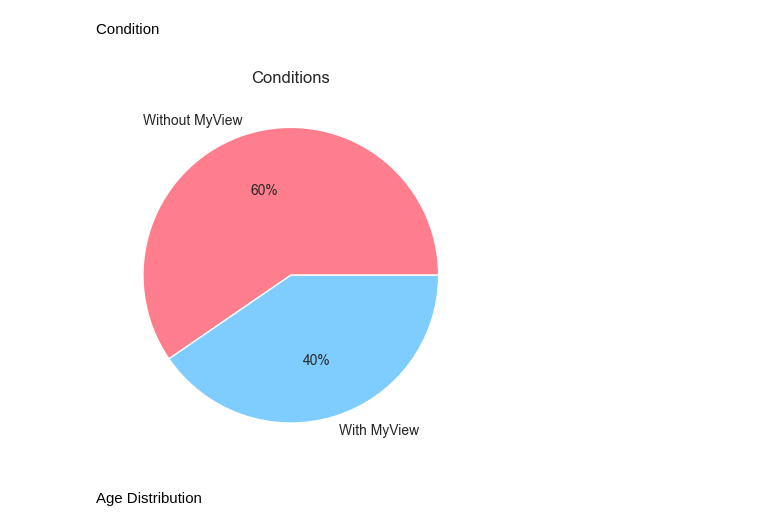
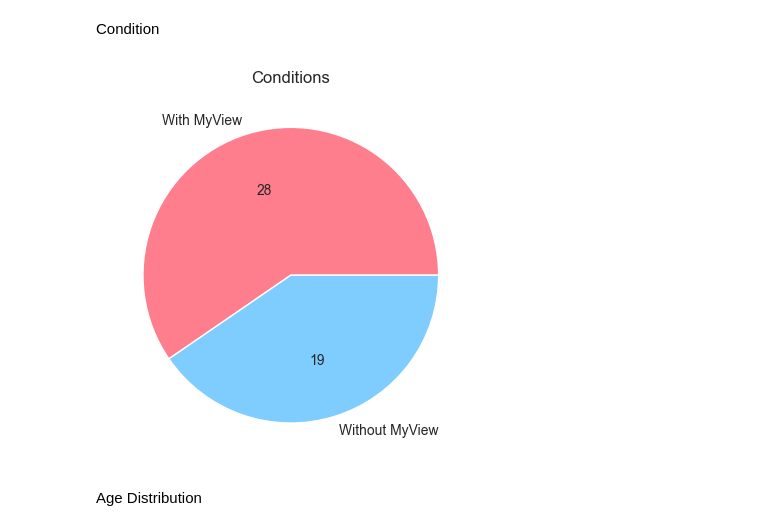
Before and after one commit to pinkstegosaurus99/plot_visualization, a Jupyter notebook: plotting.ipynb, the cells around one changed output. Cells and saved outputs as stored; diff of their text form; code cells hidden in the pictures.

```diff
--- a/plotting.ipynb
+++ b/plotting.ipynb
@@ -685,19 +687,27 @@ Grafiken
 Condition
 # %%
 counts = Counter(condition_data)
+
+def autopct_format(values):
+    def my_format(pct):
+        total = sum(values)
+        val = int(round(pct*total/100.0))
+        return '{v:d}'.format(v=val)
+    return my_format
 
 labels = list(counts.keys())
 sizes = list(counts.values())
 
-labels = ["Without MyView", "With MyView"]
-pie_plot = plt.pie(sizes, labels=labels, colors=colours, autopct='%.0f%%')
+labels = ["With MyView", "Without MyView"]
+# pie_plot = plt.pie(sizes, labels=labels, colors=colours, autopct='%.0f%%')
+pie_plot = plt.pie(sizes, labels=labels, colors=colours, autopct=autopct_format(sizes))
 plt.title("Conditions")
 
 output_path = "images/condition_distribution.png"
 plt.savefig(output_path, dpi=150)
 plt.show()
 # %% [output]
-[figure, old version]
+[figure, new version]
 # %% [markdown]
 Age Distribution
 # %%
```
Also changed, not shown: parts of 8 cells of this notebook, 1 other file.
